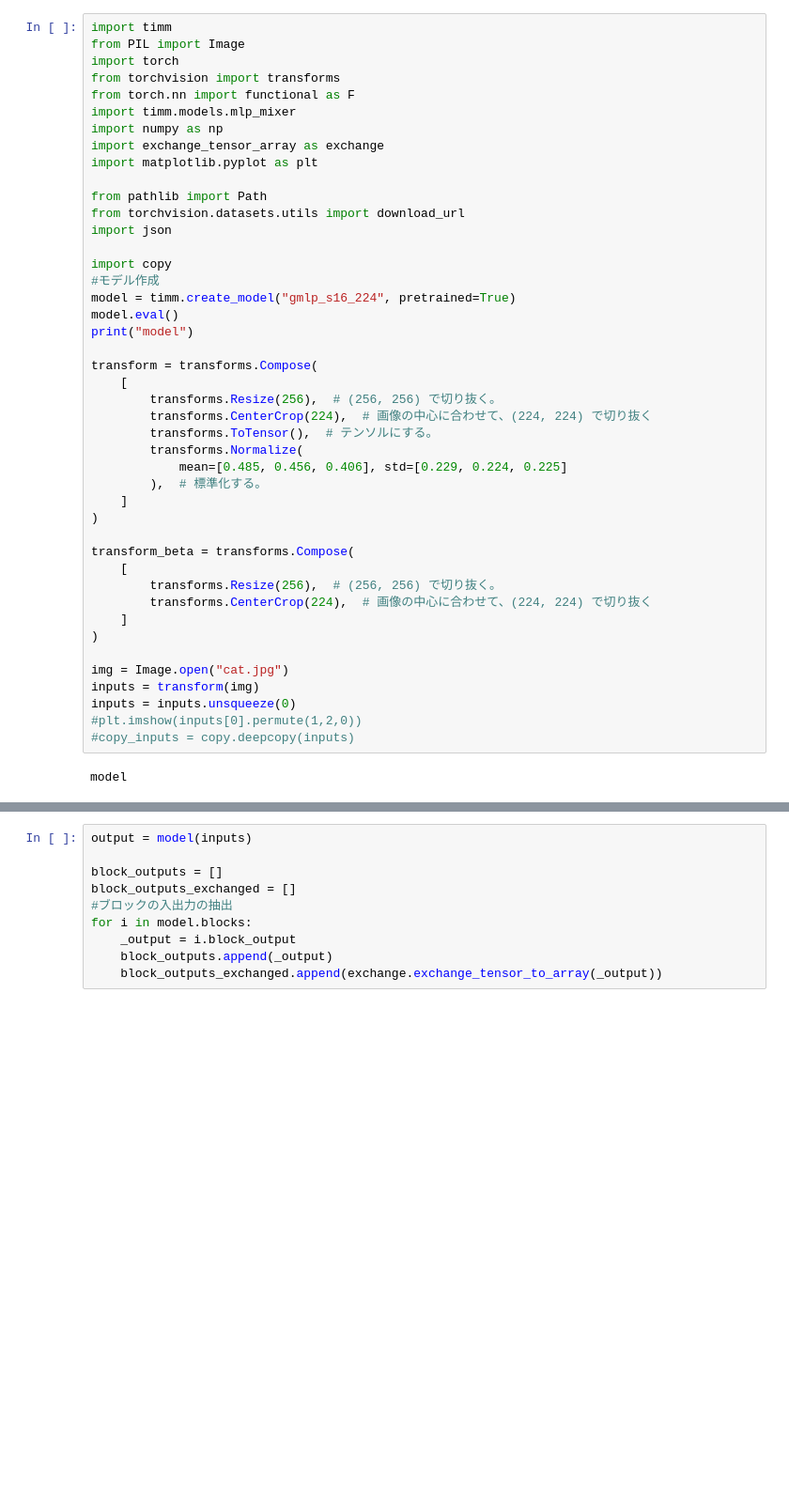
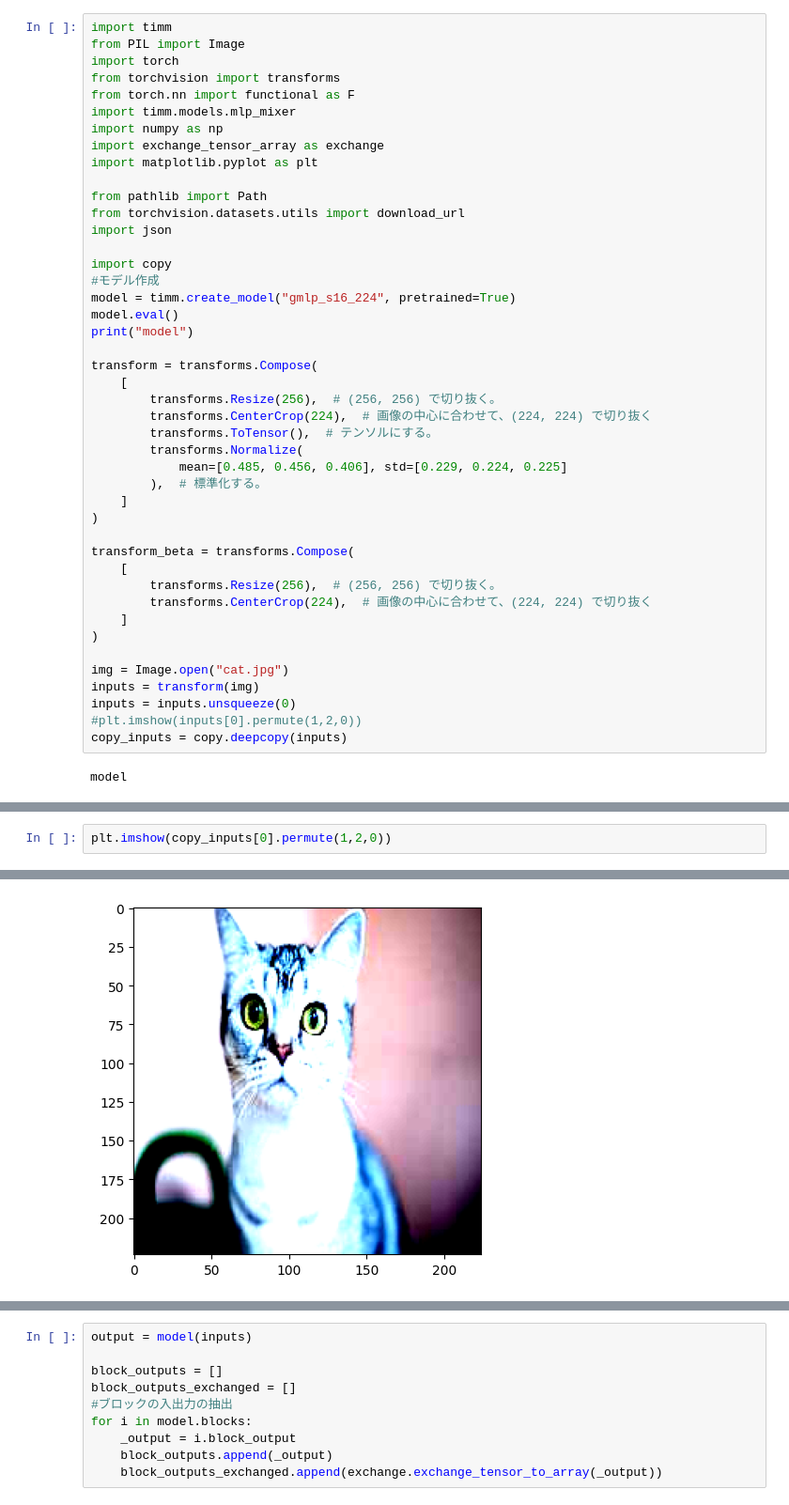
Before and after one commit to murakami-rintaro/XAIforgMLP, a Jupyter notebook: mid_output_ablation.ipynb, the cells around one changed output, grey strips where cells are left out. Shown at 94% size. Saved outputs shown, nothing was run; the diff lists cells and outputs as text; blank space fills up the shorter version.

```diff
--- a/mid_output_ablation.ipynb
+++ b/mid_output_ablation.ipynb
@@ -41,6 +44,6 @@ img = Image.open("cat.jpg")
 inputs = transform(img)
 inputs = inputs.unsqueeze(0)
 #plt.imshow(inputs[0].permute(1,2,0))
-#copy_inputs = copy.deepcopy(inputs)
+copy_inputs = copy.deepcopy(inputs)
 # %% [output]
 model
@@ -46,0 +217,3 @@ model
+# %%
+plt.imshow(copy_inputs[0].permute(1,2,0))
+# %% [output]
@@ -46,0 +222 @@ model
+[figure, added]
```
Also changed, not shown: parts of 36 cells of this notebook, 6 other files.
